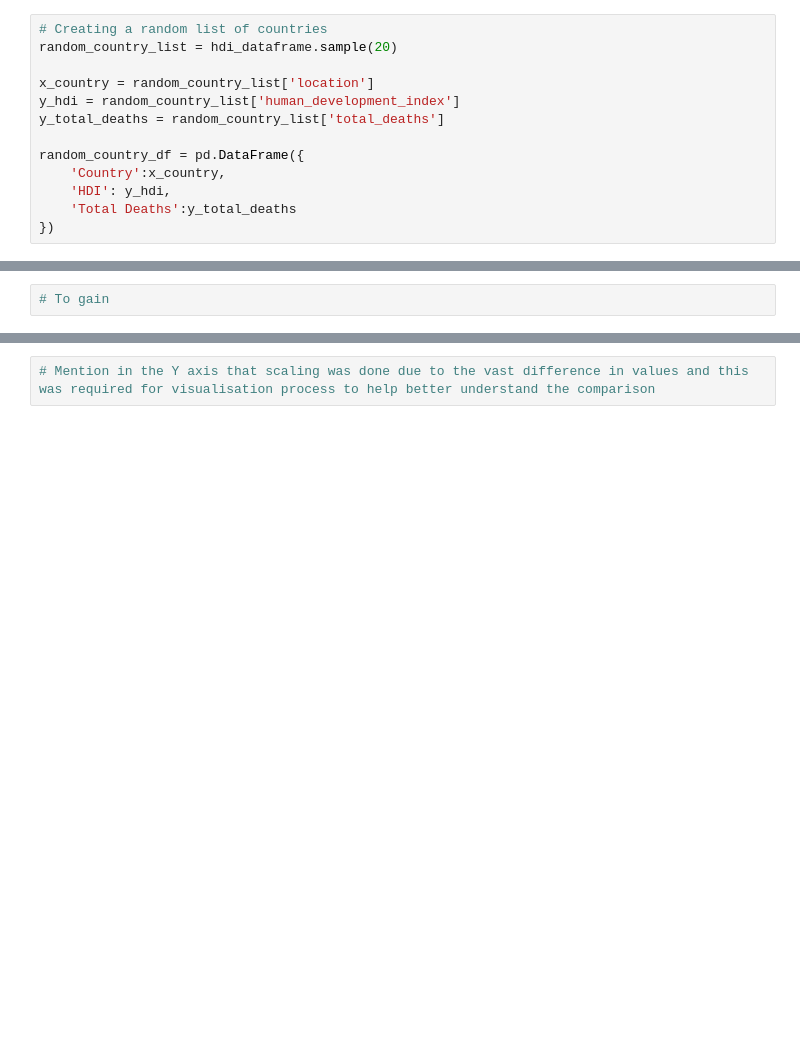
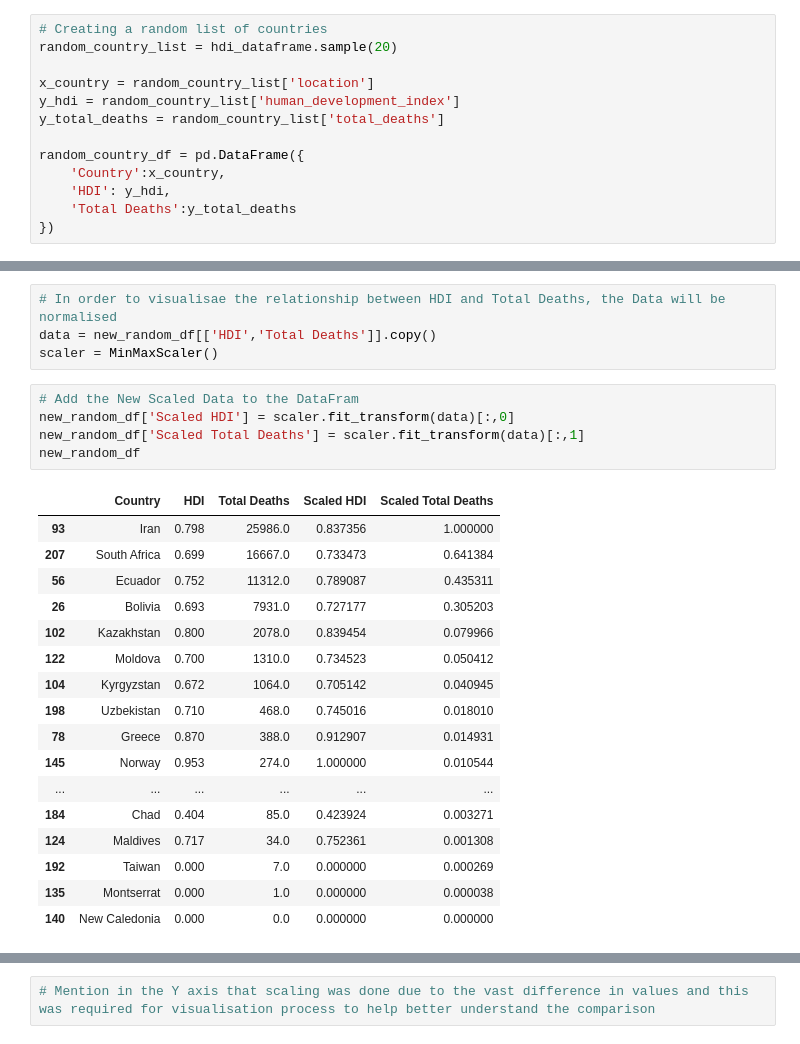
Before and after one commit to skumble27/COVID-19-Causation, a Jupyter notebook: Covid19Analysis.ipynb, the cells around one changed output, grey strips where cells are left out. Cells and saved outputs as stored; diff of their text form; blank space fills up the shorter version.

```diff
--- a/Covid19Analysis.ipynb
+++ b/Covid19Analysis.ipynb
@@ -695,2 +692,27 @@ new_random_df
-# %%
-# To gain
+# %%
+# In order to visualisae the relationship between HDI and Total Deaths, the Data will be normalised
+data = new_random_df[['HDI','Total Deaths']].copy()
+scaler = MinMaxScaler()
+# %%
+# Add the New Scaled Data to the DataFram
+new_random_df['Scaled HDI'] = scaler.fit_transform(data)[:,0]
+new_random_df['Scaled Total Deaths'] = scaler.fit_transform(data)[:,1]
+new_random_df
+# %% [output]
+|  | Country | HDI | Total Deaths | Scaled HDI | Scaled Total Deaths |
+| 93 | Iran | 0.798 | 25986.0 | 0.837356 | 1.000000 |
+| 207 | South Africa | 0.699 | 16667.0 | 0.733473 | 0.641384 |
+| 56 | Ecuador | 0.752 | 11312.0 | 0.789087 | 0.435311 |
+| 26 | Bolivia | 0.693 | 7931.0 | 0.727177 | 0.305203 |
+| 102 | Kazakhstan | 0.800 | 2078.0 | 0.839454 | 0.079966 |
+| 122 | Moldova | 0.700 | 1310.0 | 0.734523 | 0.050412 |
+| 104 | Kyrgyzstan | 0.672 | 1064.0 | 0.705142 | 0.040945 |
+| 198 | Uzbekistan | 0.710 | 468.0 | 0.745016 | 0.018010 |
+| 78 | Greece | 0.870 | 388.0 | 0.912907 | 0.014931 |
+| 145 | Norway | 0.953 | 274.0 | 1.000000 | 0.010544 |
+| ... | ... | ... | ... | ... | ... |
+| 184 | Chad | 0.404 | 85.0 | 0.423924 | 0.003271 |
+| 124 | Maldives | 0.717 | 34.0 | 0.752361 | 0.001308 |
+| 192 | Taiwan | 0.000 | 7.0 | 0.000000 | 0.000269 |
+| 135 | Montserrat | 0.000 | 1.0 | 0.000000 | 0.000038 |
+| 140 | New Caledonia | 0.000 | 0.0 | 0.000000 | 0.000000 |
```
Also changed, not shown: parts of 3 cells of this notebook, 3 other files.
